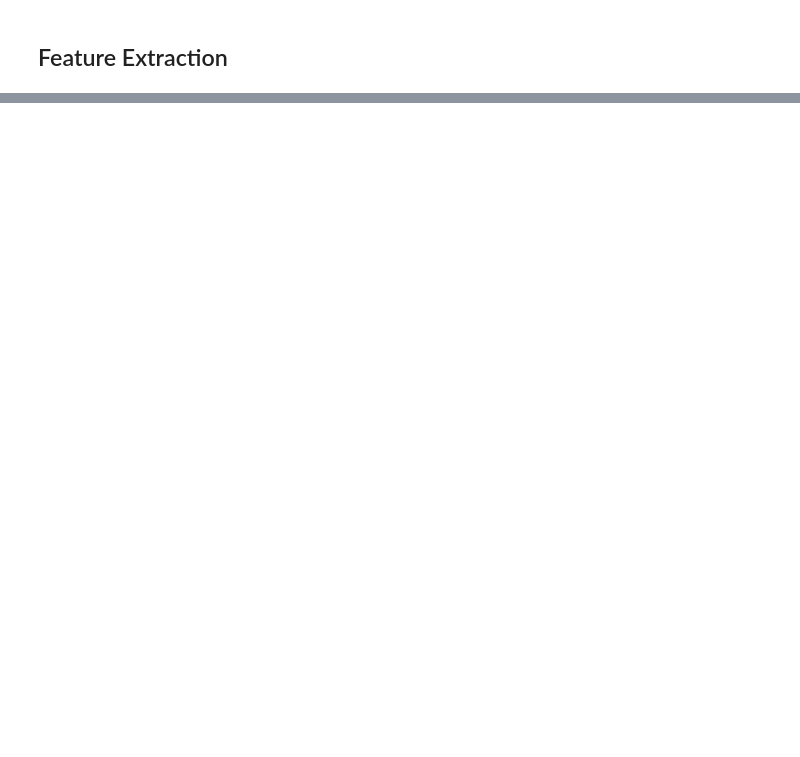
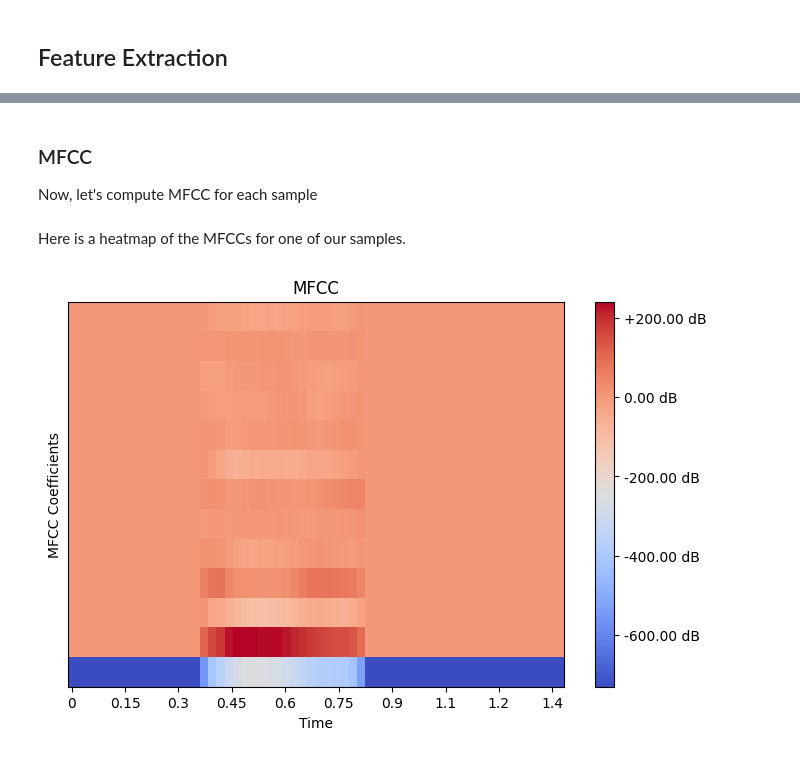
Before and after one commit to ArshiAbolghasemi/AI-UT, a Jupyter notebook: hidden-markov-models/speech_recognition.ipynb, the cells around one changed output, grey strips where cells are left out. Cells and saved outputs as stored; diff of their text form; code cells hidden in the pictures; blank space fills up the shorter version.

Commit message:
feat: extracting MFCCs from audio files

```diff
--- a/hidden-markov-models/speech_recognition.ipynb
+++ b/hidden-markov-models/speech_recognition.ipynb
@@ -12,0 +41,14 @@ This section contains libraries and settings that are required.
+# %%
+def load_audios_dataset() -> List[Dict[str, Any]]:
+  audios_data = list(dict())
+  for audio_file in os.listdir(AUDIOS_DATASET_PATH):
+    audio_file_path = os.path.join(AUDIOS_DATASET_PATH, audio_file)
+    signal, sr = librosa.load(audio_file_path)
+    audios_data.append({
+        'signal': signal,
+        'sampling_rate': sr,
+    })
+
+  return audios_data
+
+audios_data = load_audios_dataset()
@@ -34,3 +77,36 @@ MFCCs are a widely used feature representation for audio signals, particularly i
   - MFCCs capture both spectral and temporal characteristics of audio signals and are widely used as features in speech and music processing tasks.
   - Mel-spectrograms provide a perceptually relevant representation of the frequency content of audio signals, while chroma features focus on the tonal content.
   - Zero crossing rate provides information about the temporal dynamics of the audio signal and can be used in conjunction with other features to characterize audio signals further.
+# %% [markdown]
+### MFCC
+Now, let's compute MFCC for each sample
+# %%
+def compute_mfcc(audios_data: List[Dict[str, any]]) -> List[np.ndarray]:
+  return list(map(
+      lambda audio_data: librosa.feature.mfcc(
+          y=audio_data['signal'],
+          sr=audio_data['sampling_rate'],
+          hop_length=HOP_LENGTH,
+          n_mfcc=N_MFCC
+      ),
+      audios_data
+  ))
+
+mfccs = compute_mfcc(audios_data)
+# %% [markdown]
+Here is a heatmap of the MFCCs for one of our samples.
+# %%
+def display_mfcc_heat_map(mfcc: np.ndarray, audio_data: Dict[str, Any]) -> None:
+  plt.figure(figsize=(8, 5))
+  librosa.display.specshow(mfcc, x_axis='time', sr=audio_data["sampling_rate"])
+  plt.colorbar(format=ticker.FuncFormatter(
+      lambda x, pos: f'+{x:.2f} dB' if x > 0 else f'{x:.2f} dB'))
+  plt.title('MFCC')
+  plt.xlabel('Time')
+  plt.ylabel('MFCC Coefficients')
+  plt.show()
+
+audio_data_idx = random.randint(0, len(os.listdir(AUDIOS_DATASET_PATH)) - 1)
+display_mfcc_heat_map(mfccs[audio_data_idx], audios_data[audio_data_idx])
+# %% [output]
+[figure, added]
```
Also changed, not shown: parts of 11 cells of this notebook.
